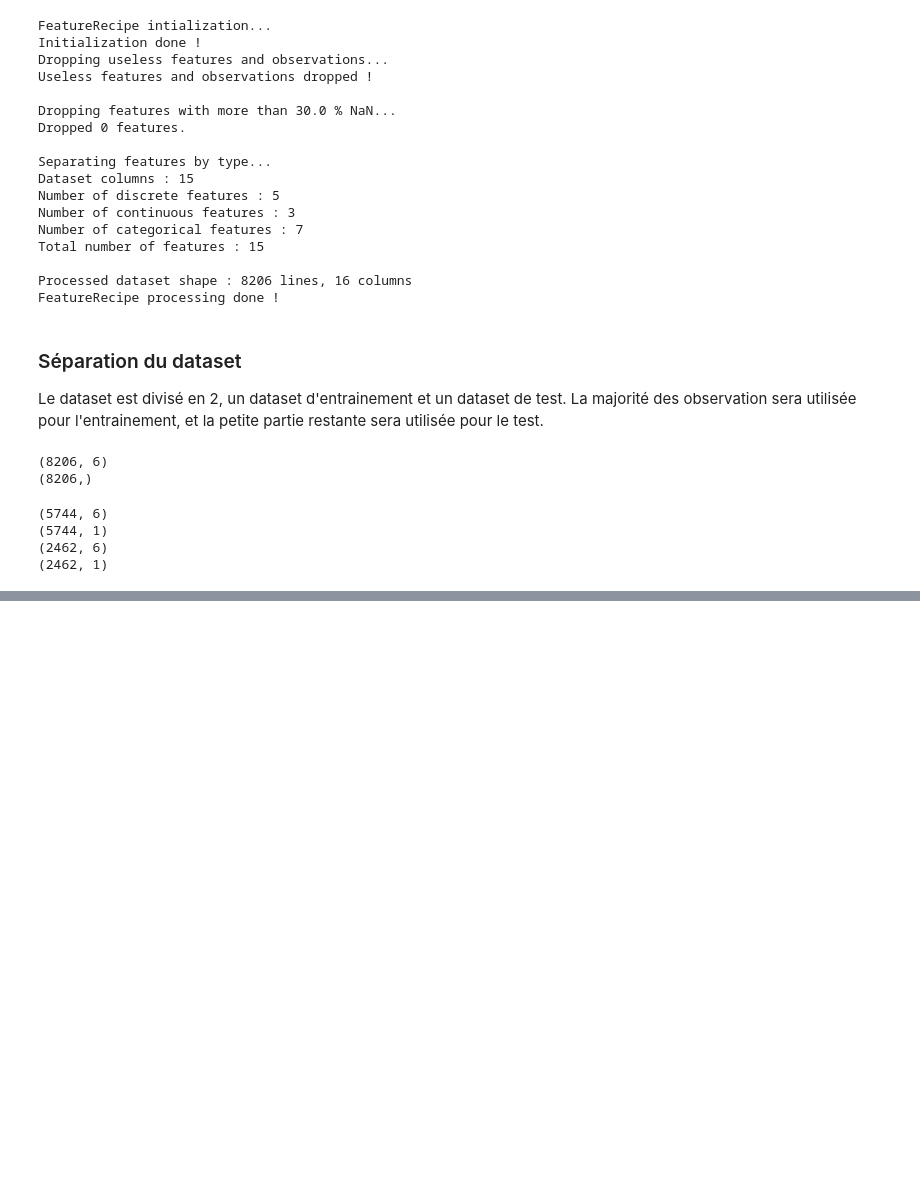
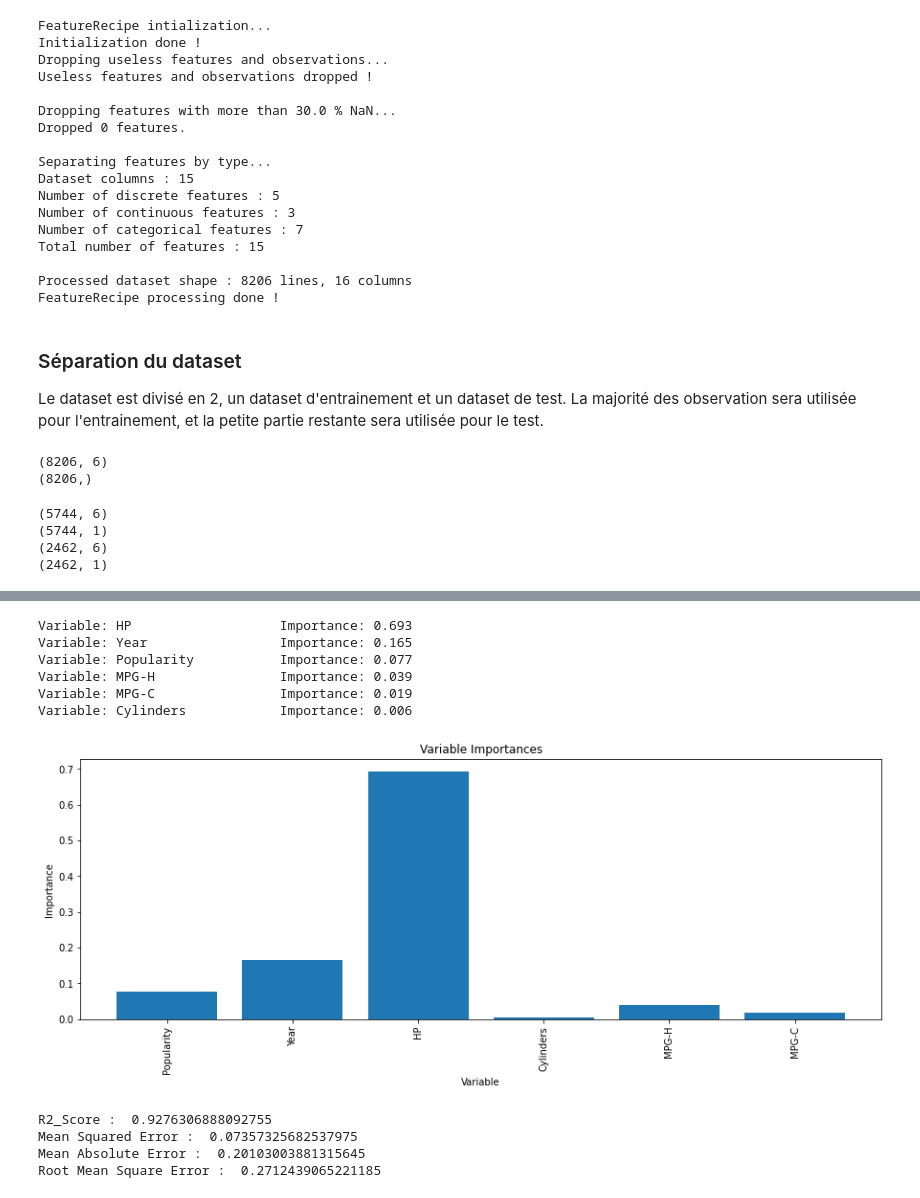
Before and after one commit to elisa-desmetz/Projet_Cloud, a Jupyter notebook: ml/algo_pipeline_demo.ipynb, the cells around one changed output, grey strips where cells are left out. Saved outputs shown, nothing was run; the diff lists cells and outputs as text; code cells hidden in the pictures; blank space fills up the shorter version.

```diff
--- a/ml/algo_pipeline_demo.ipynb
+++ b/ml/algo_pipeline_demo.ipynb
@@ -111,0 +115,46 @@ Root Mean Square Error :  0.257045373540922
+# %%
+feature_list = list(ftr.data[['Popularity','Year','HP','Cylinders','MPG-H','MPG-C']].columns)
+importances = list(rfc.feature_importances_)
+feature_importances = [(feature,round(importance,3)) for feature, importance in zip(feature_list,importances)]
+feature_importances = sorted(feature_importances, key = lambda x: x[1], reverse = True)
+[print('Variable: {:20} Importance: {}'.format(*pair)) for pair in feature_importances];
+# %% [output]
+Variable: HP                   Importance: 0.693
+Variable: Year                 Importance: 0.165
+Variable: Popularity           Importance: 0.077
+Variable: MPG-H                Importance: 0.039
+Variable: MPG-C                Importance: 0.019
+Variable: Cylinders            Importance: 0.006
+# %%
+# list of x locations for plotting
+x_values = list(range(len(importances)))
+# Make a bar chart
+
+plt.figure(figsize=(15,5))
+plt.bar(x_values, importances, orientation = 'vertical')
+# Tick labels for x axis
+plt.xticks(x_values, feature_list, rotation='vertical')
+# Axis labels and title
+plt.ylabel('Importance'); plt.xlabel('Variable'); plt.title('Variable Importances');
+# %% [output]
+[figure, added]
+# %%
+rfc_model_most_important=RandomForestRegressor(n_estimators=50,random_state=42)
+
+important_features = [feature_list.index('HP'), feature_list.index('Year'), feature_list.index('Popularity')]
+x_important_train = x_train[: , important_features]
+x_important_test = x_test[: , important_features]
+
+rfc_model_most_important.fit(x_important_train,y_train)
+
+y_important_pred=rfc_model_most_important.predict(x_important_test)
+
+print("R2_Score : ", r2_score(y_test,y_important_pred))
+print("Mean Squared Error : ", mean_squared_error(y_test,y_important_pred))
+print("Mean Absolute Error : ",mean_absolute_error(y_test,y_important_pred))
+print("Root Mean Square Error : ",math.sqrt(mean_squared_error(y_test,y_important_pred)))
+# %% [output]
+R2_Score :  0.9276306888092755
+Mean Squared Error :  0.07357325682537975
+Mean Absolute Error :  0.20103003881315645
+Root Mean Square Error :  0.2712439065221185
```
Also changed, not shown: parts of 10 cells of this notebook.
